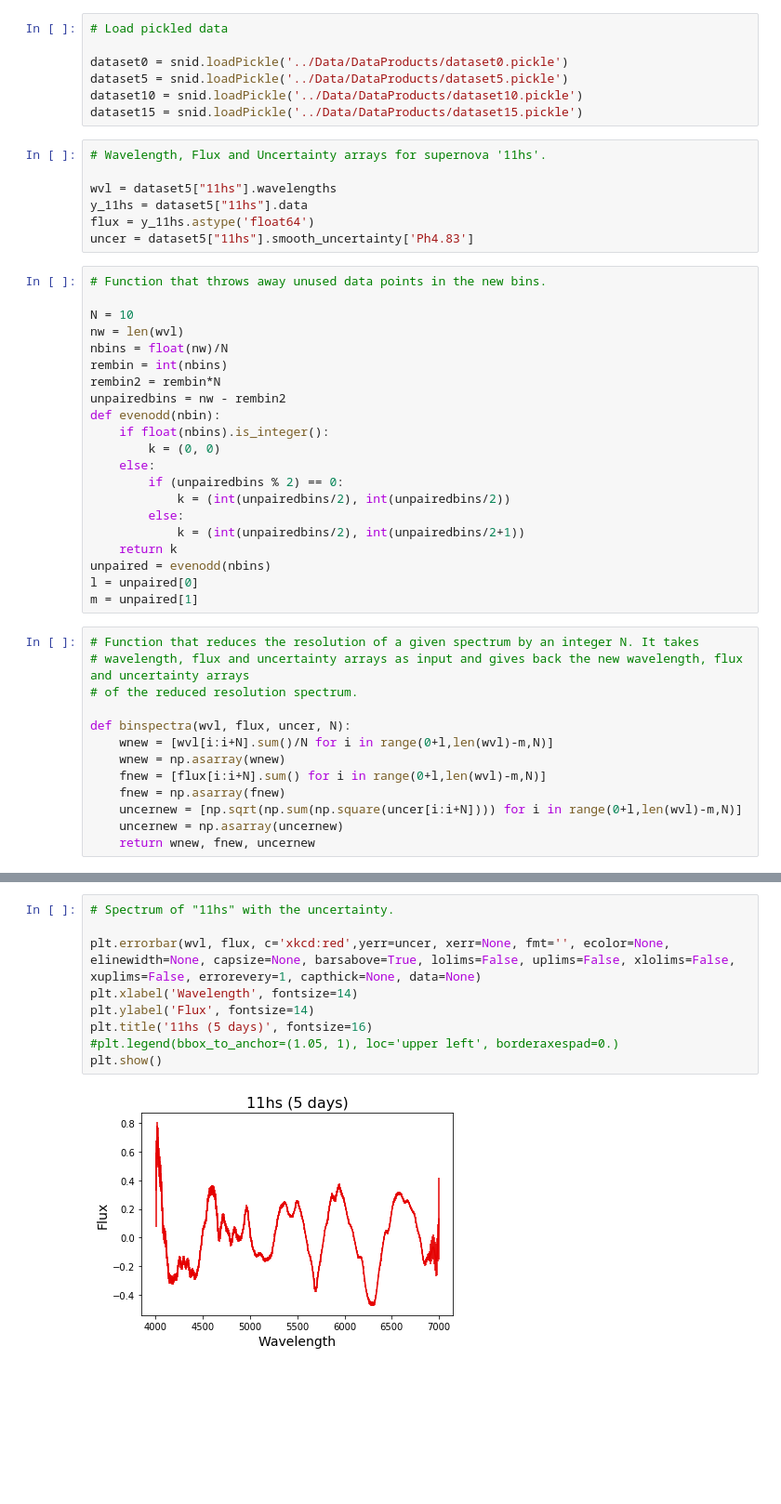
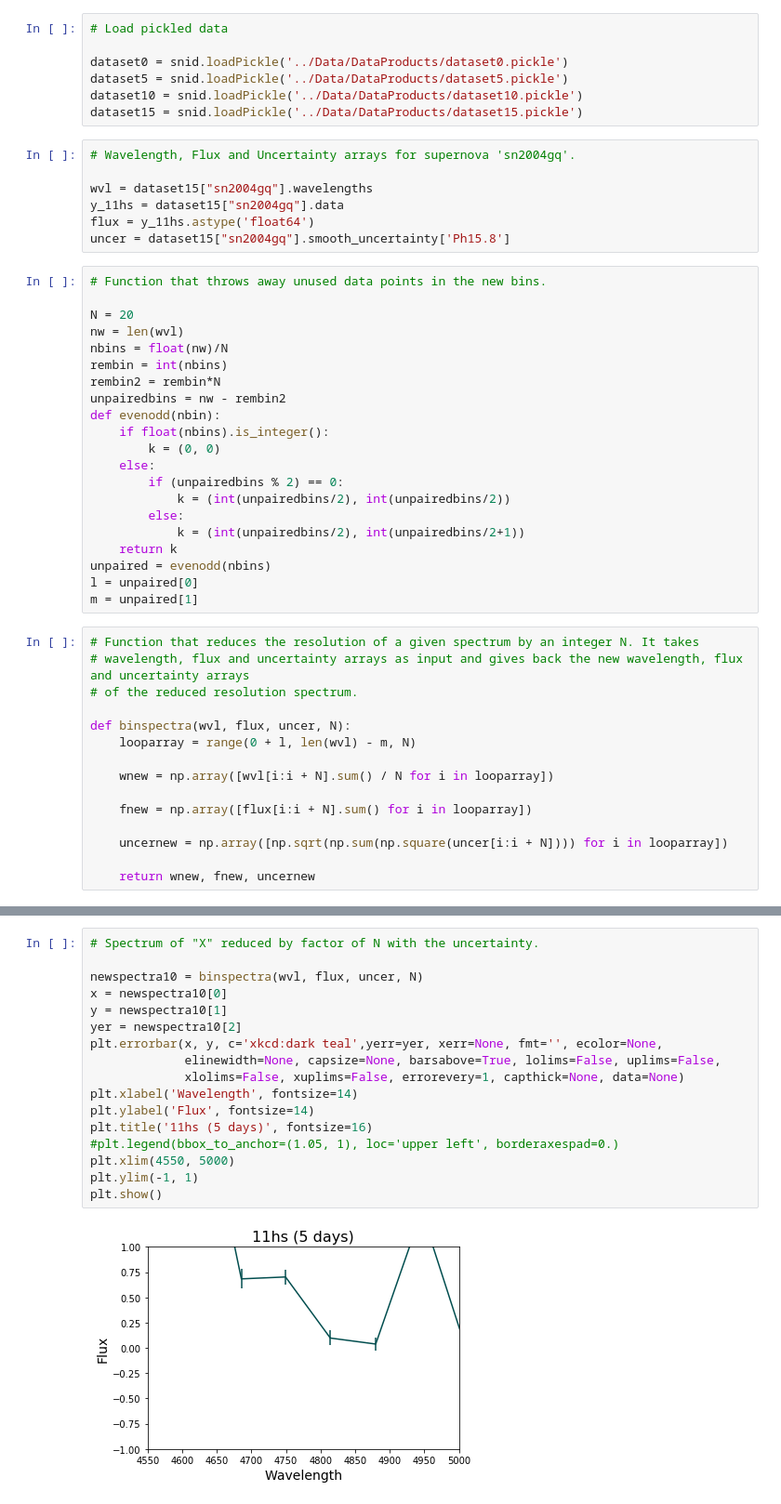
Before and after one commit to umerudel/SESNspectraPCA, a Jupyter notebook: code/specres0.ipynb, the cells around one changed output, grey strips where cells are left out. Shown at 93% size. Cells and saved outputs as stored; diff of their text form; blank space fills up the shorter version.

```diff
--- a/code/specres0.ipynb
+++ b/code/specres0.ipynb
@@ -24,16 +24,16 @@ dataset5 = snid.loadPickle('../Data/DataProducts/dataset5.pickle')
 dataset10 = snid.loadPickle('../Data/DataProducts/dataset10.pickle')
 dataset15 = snid.loadPickle('../Data/DataProducts/dataset15.pickle')
 # %%
-# Wavelength, Flux and Uncertainty arrays for supernova '11hs'.
+# Wavelength, Flux and Uncertainty arrays for supernova 'sn2004gq'.
 
-wvl = dataset5["11hs"].wavelengths
-y_11hs = dataset5["11hs"].data
+wvl = dataset15["sn2004gq"].wavelengths
+y_11hs = dataset15["sn2004gq"].data
 flux = y_11hs.astype('float64')
-uncer = dataset5["11hs"].smooth_uncertainty['Ph4.83']
+uncer = dataset15["sn2004gq"].smooth_uncertainty['Ph15.8']
 # %%
 # Function that throws away unused data points in the new bins.
 
-N = 10
+N = 20
 nw = len(wvl)
 nbins = float(nw)/N
 rembin = int(nbins)
@@ -57,11 +57,13 @@ m = unpaired[1]
 # of the reduced resolution spectrum.
 
 def binspectra(wvl, flux, uncer, N):
-    wnew = [wvl[i:i+N].sum()/N for i in range(0+l,len(wvl)-m,N)]
-    wnew = np.asarray(wnew)
-    fnew = [flux[i:i+N].sum() for i in range(0+l,len(wvl)-m,N)]
-    fnew = np.asarray(fnew)
-    uncernew = [np.sqrt(np.sum(np.square(uncer[i:i+N]))) for i in range(0+l,len(wvl)-m,N)]
-    uncernew = np.asarray(uncernew)
+    looparray = range(0 + l, len(wvl) - m, N)
+
+    wnew = np.array([wvl[i:i + N].sum() / N for i in looparray])
+
+    fnew = np.array([flux[i:i + N].sum() for i in looparray])
+
+    uncernew = np.array([np.sqrt(np.sum(np.square(uncer[i:i + N]))) for i in looparray])
+
     return wnew, fnew, uncernew
 # %%
@@ -82,11 +104,19 @@ plt.show()
 # %%
-# Spectrum of "11hs" with the uncertainty.
+# Spectrum of "X" reduced by factor of N with the uncertainty.
 
-plt.errorbar(wvl, flux, c='xkcd:red',yerr=uncer, xerr=None, fmt='', ecolor=None, elinewidth=None, capsize=None, barsabove=True, lolims=False, uplims=False, xlolims=False, xuplims=False, errorevery=1, capthick=None, data=None)
+newspectra10 = binspectra(wvl, flux, uncer, N)
+x = newspectra10[0]
+y = newspectra10[1]
+yer = newspectra10[2]
+plt.errorbar(x, y, c='xkcd:dark teal',yerr=yer, xerr=None, fmt='', ecolor=None,
+             elinewidth=None, capsize=None, barsabove=True, lolims=False, uplims=False,
+             xlolims=False, xuplims=False, errorevery=1, capthick=None, data=None)
 plt.xlabel('Wavelength', fontsize=14)
 plt.ylabel('Flux', fontsize=14)
 plt.title('11hs (5 days)', fontsize=16)
 #plt.legend(bbox_to_anchor=(1.05, 1), loc='upper left', borderaxespad=0.)
+plt.xlim(4550, 5000)
+plt.ylim(-1, 1)
 plt.show()
 # %% [output]
-[figure, old version]
+[figure, new version]
```
Also changed, not shown: parts of 4 cells of this notebook.
